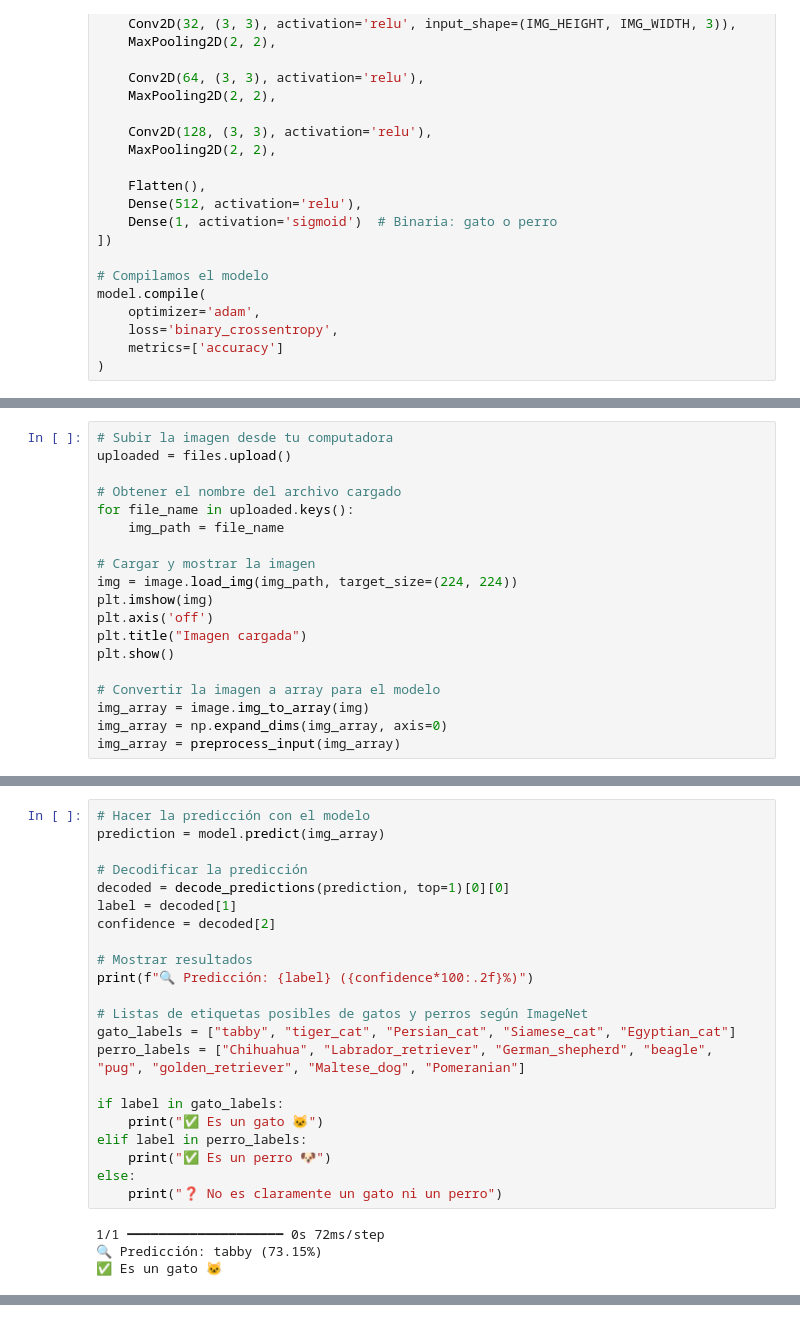
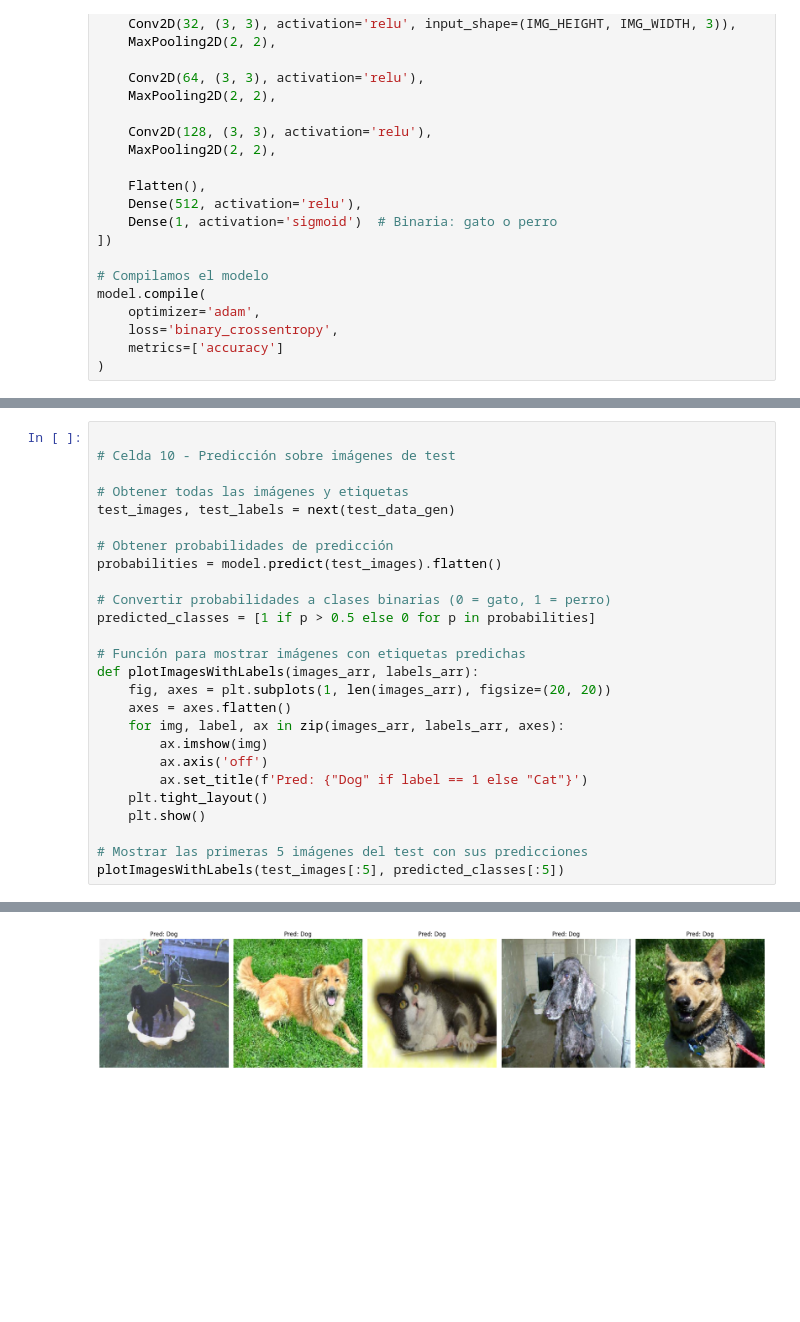
Before and after one commit to Victoriab23z1/boilerplate-infosec, a Jupyter notebook: fcc_cat_dog.ipynb, the cells around one changed output, grey strips where cells are left out. Drawn from its saved outputs; the diff is of its cells as text; blank space fills up the shorter version.

```diff
--- a/fcc_cat_dog.ipynb
+++ b/fcc_cat_dog.ipynb
@@ -352,19 +312,0 @@ Downloading data from https://storage.googleapis.com/tensorflow/keras-applicatio
-# %%
-# Subir la imagen desde tu computadora
-uploaded = files.upload()
-
-# Obtener el nombre del archivo cargado
-for file_name in uploaded.keys():
-    img_path = file_name
-
-# Cargar y mostrar la imagen
-img = image.load_img(img_path, target_size=(224, 224))
-plt.imshow(img)
-plt.axis('off')
-plt.title("Imagen cargada")
-plt.show()
-
-# Convertir la imagen a array para el modelo
-img_array = image.img_to_array(img)
-img_array = np.expand_dims(img_array, axis=0)
-img_array = preprocess_input(img_array)
@@ -375,26 +313,27 @@ Saving gato.jpg to gato (3).jpg
-# %%
-# Hacer la predicción con el modelo
-prediction = model.predict(img_array)
-
-# Decodificar la predicción
-decoded = decode_predictions(prediction, top=1)[0][0]
-label = decoded[1]
-confidence = decoded[2]
-
-# Mostrar resultados
-print(f"🔍 Predicción: {label} ({confidence*100:.2f}%)")
-
-# Listas de etiquetas posibles de gatos y perros según ImageNet
-gato_labels = ["tabby", "tiger_cat", "Persian_cat", "Siamese_cat", "Egyptian_cat"]
-perro_labels = ["Chihuahua", "Labrador_retriever", "German_shepherd", "beagle", "pug", "golden_retriever", "Maltese_dog", "Pomeranian"]
-
-if label in gato_labels:
-    print("✅ Es un gato 🐱")
-elif label in perro_labels:
-    print("✅ Es un perro 🐶")
-else:
-    print("❓ No es claramente un gato ni un perro")
-# %% [output]
-1/1 ━━━━━━━━━━━━━━━━━━━━ 0s 72ms/step
-🔍 Predicción: tabby (73.15%)
-✅ Es un gato 🐱
+# %%
+
+# Celda 10 - Predicción sobre imágenes de test
+
+# Obtener todas las imágenes y etiquetas
+test_images, test_labels = next(test_data_gen)
+
+# Obtener probabilidades de predicción
+probabilities = model.predict(test_images).flatten()
+
+# Convertir probabilidades a clases binarias (0 = gato, 1 = perro)
+predicted_classes = [1 if p > 0.5 else 0 for p in probabilities]
+
+# Función para mostrar imágenes con etiquetas predichas
+def plotImagesWithLabels(images_arr, labels_arr):
+    fig, axes = plt.subplots(1, len(images_arr), figsize=(20, 20))
+    axes = axes.flatten()
+    for img, label, ax in zip(images_arr, labels_arr, axes):
+        ax.imshow(img)
+        ax.axis('off')
+        ax.set_title(f'Pred: {"Dog" if label == 1 else "Cat"}')
+    plt.tight_layout()
+    plt.show()
+
+# Mostrar las primeras 5 imágenes del test con sus predicciones
+plotImagesWithLabels(test_images[:5], predicted_classes[:5])
+# %% [output]
@@ -400,0 +341 @@ else:
+[figure, added]
```
Also changed, not shown: parts of 12 cells of this notebook.
